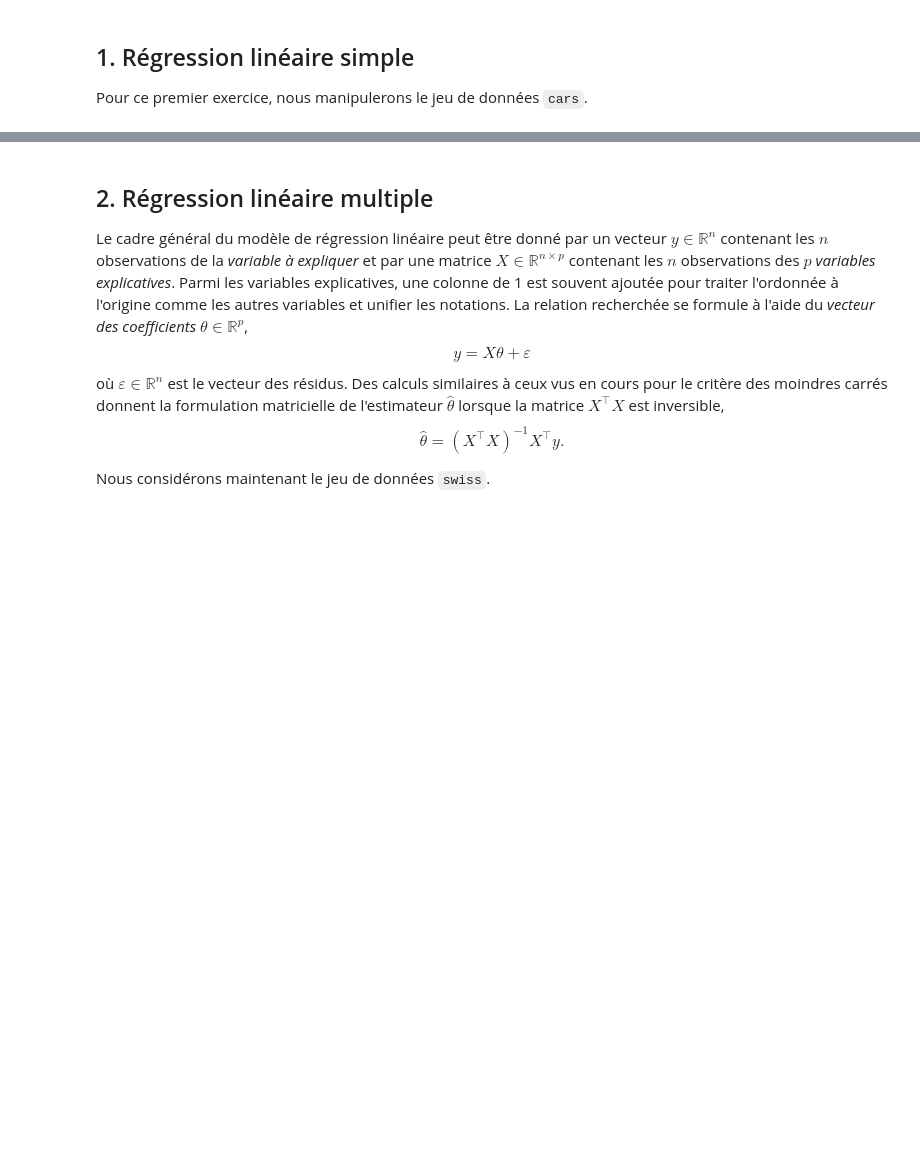
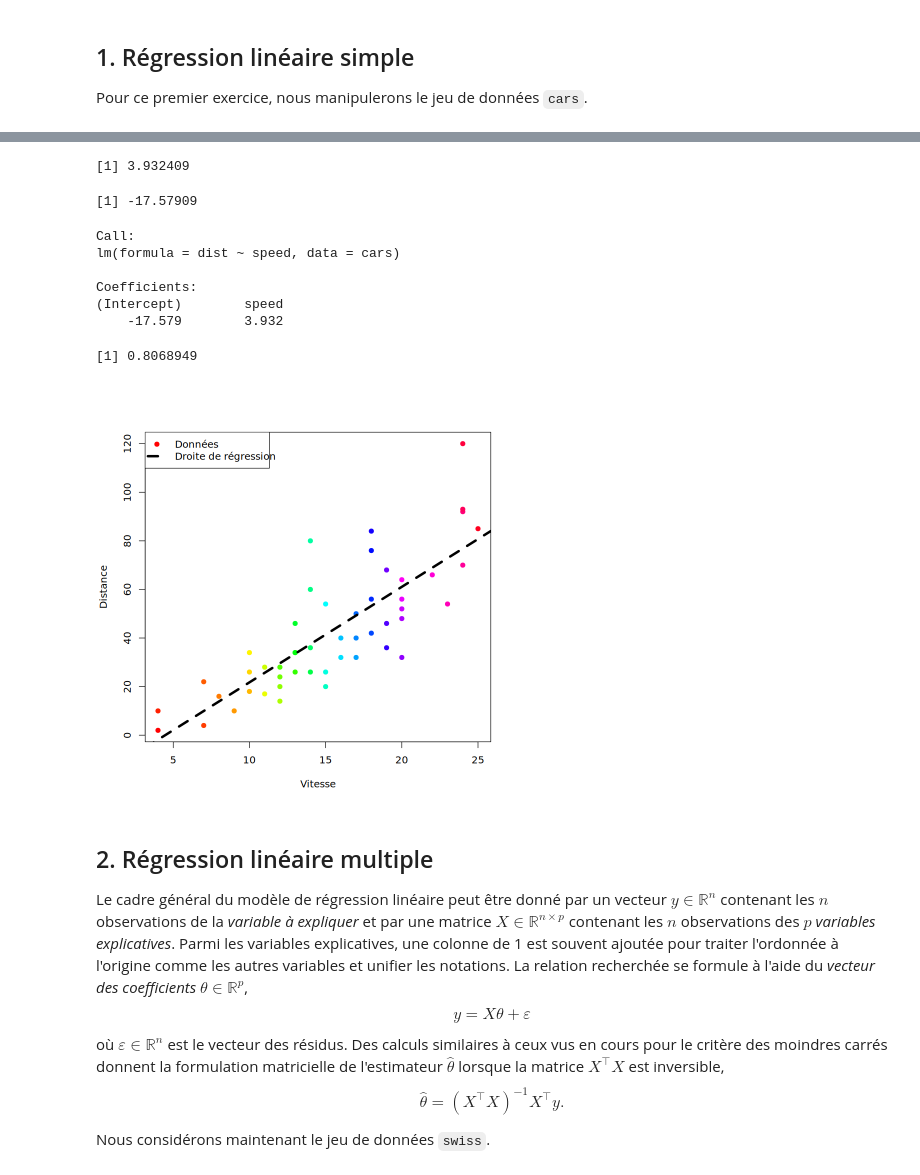
Before and after one commit to tomduquennoy/statistics, a Jupyter notebook: seance_10_09_25/TP3_2_model_lin_ANOVA.ipynb, the cells around one changed output, grey strips where cells are left out. Saved outputs shown, nothing was run; the diff lists cells and outputs as text; code cells hidden in the pictures; blank space fills up the shorter version.

```diff
--- a/seance_10_09_25/TP3_2_model_lin_ANOVA.ipynb
+++ b/seance_10_09_25/TP3_2_model_lin_ANOVA.ipynb
@@ -23,3 +39,37 @@ help(cars)
+# %%
+#1
+#cars
+sig_x <- sd(cars$speed)
+sig_y <- sd(cars$dist)
+rho <- cor(cars$speed, cars$dist)
+
+coeff_a = rho*sig_y/sig_x
+coeff_a
+coeff_b = mean(cars$dist) - coeff_a*mean(cars$speed)
+coeff_b
+
+#2
+lm(dist ~ speed, data = cars)
+
+#3
+coeff_pearson = cov(cars$speed, cars$dist)/(sd(cars$speed)*sd(cars$dist))
+coeff_pearson
+
+par(bg = "white")
+plot(cars$speed, cars$dist, col = rainbow(50), pch = 19, xlab = "Vitesse", ylab = "Distance")
+abline(coeff_b, coeff_a, col = "black", lwd = 4, lty = 2)
+legend("topleft", legend = c("Données", "Droite de régression"), col = c("red", "black"), pch = c(19, NA), lty = c(NA, 2), lwd = c(NA, 4))
+# %% [output]
+[1] 3.932409
+[1] -17.57909
+Call:
+lm(formula = dist ~ speed, data = cars)
+
+Coefficients:
+(Intercept)        speed
+    -17.579        3.932
+[1] 0.8068949
+[figure, added]
 # %% [markdown]
 ## 2. Régression linéaire multiple
 
```
Also changed, not shown: parts of 2 cells of this notebook, 2 other files.
